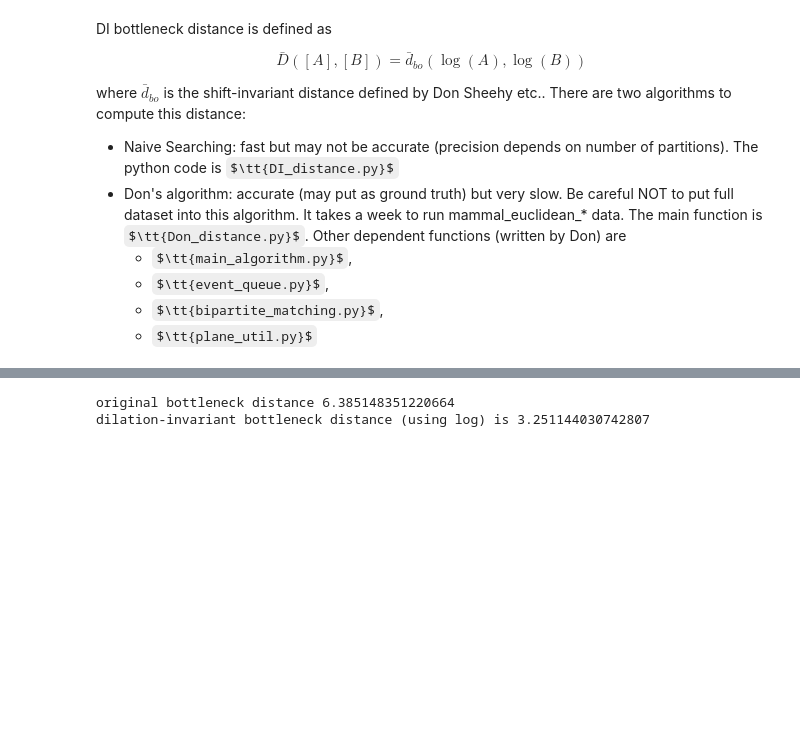
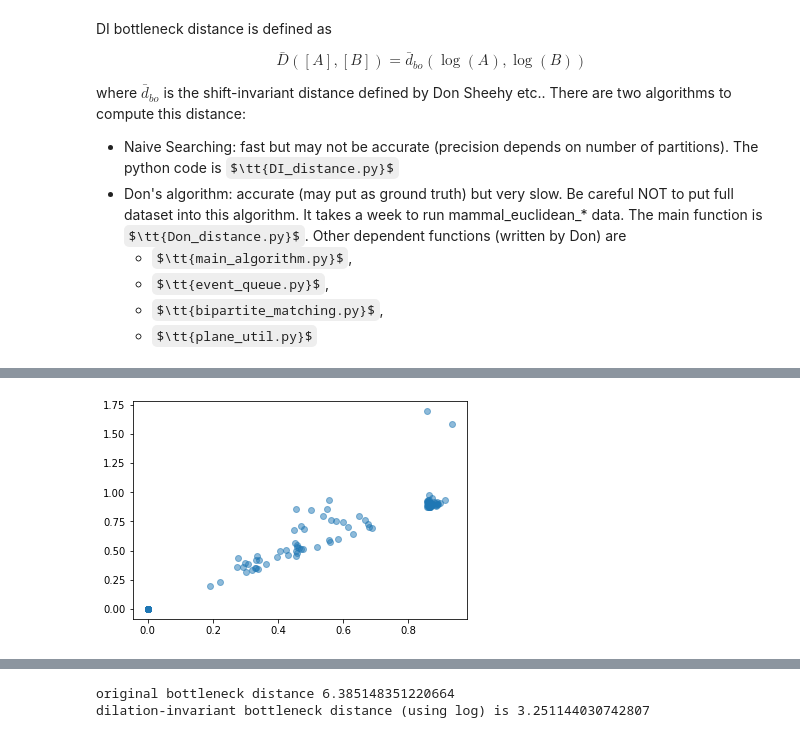
Before and after one commit to s-helal/pp-w-nn, a Jupyter notebook: Shift_Inv_Dist.ipynb, the cells around one changed output, grey strips where cells are left out. Drawn from its saved outputs; the diff is of its cells as text; code cells hidden in the pictures; some formulas as TeX source; blank space fills up the shorter version.

```diff
--- a/Shift_Inv_Dist.ipynb
+++ b/Shift_Inv_Dist.ipynb
@@ -13,0 +22,4 @@ where $\bar{d}_{bo}$ is the shift-invariant distance defined by Don Sheehy etc..
+# %%
+PD(scale(X))
+# %% [output]
+[figure, added]
```
Also changed, not shown: parts of 11 cells of this notebook.
